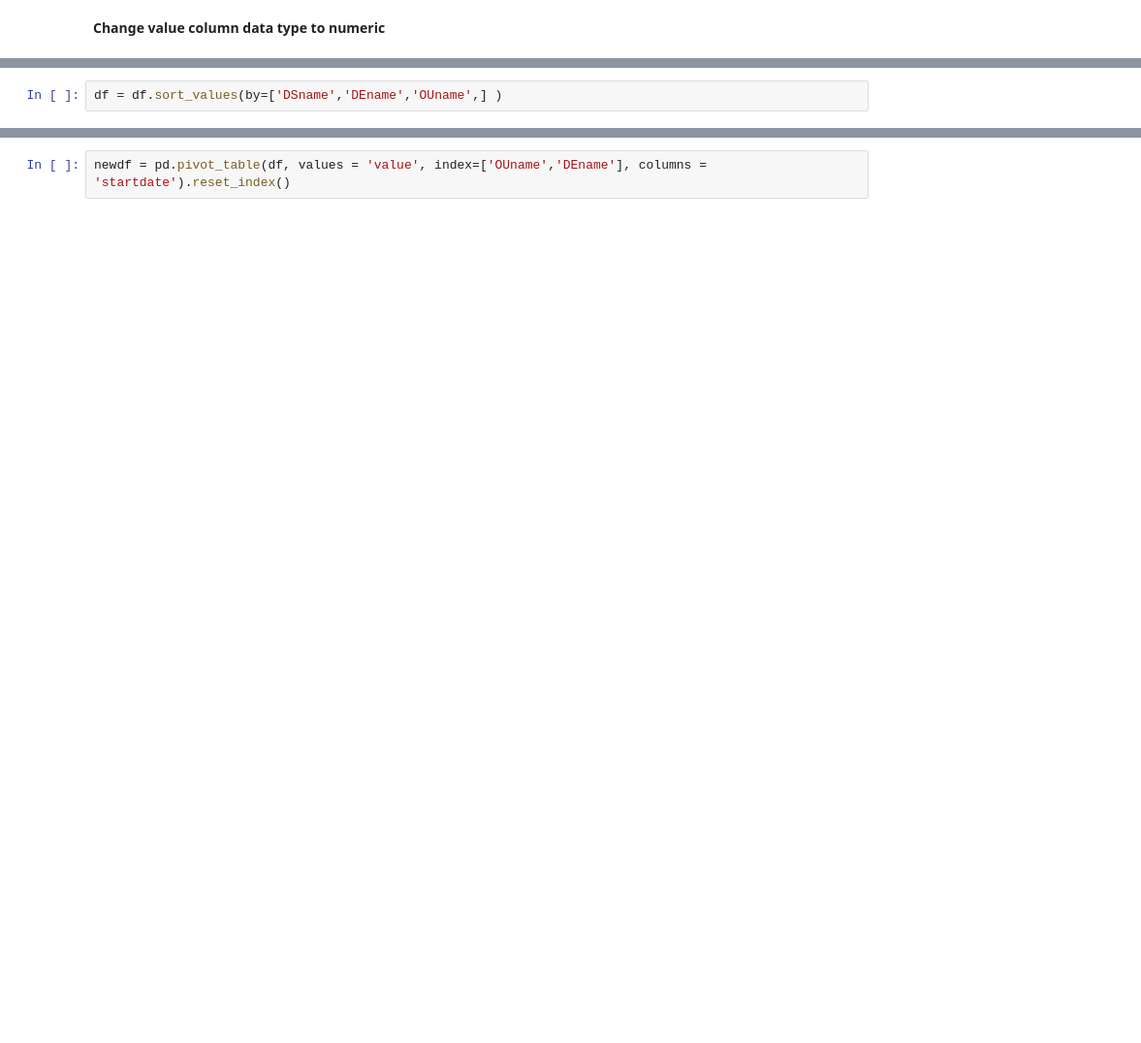
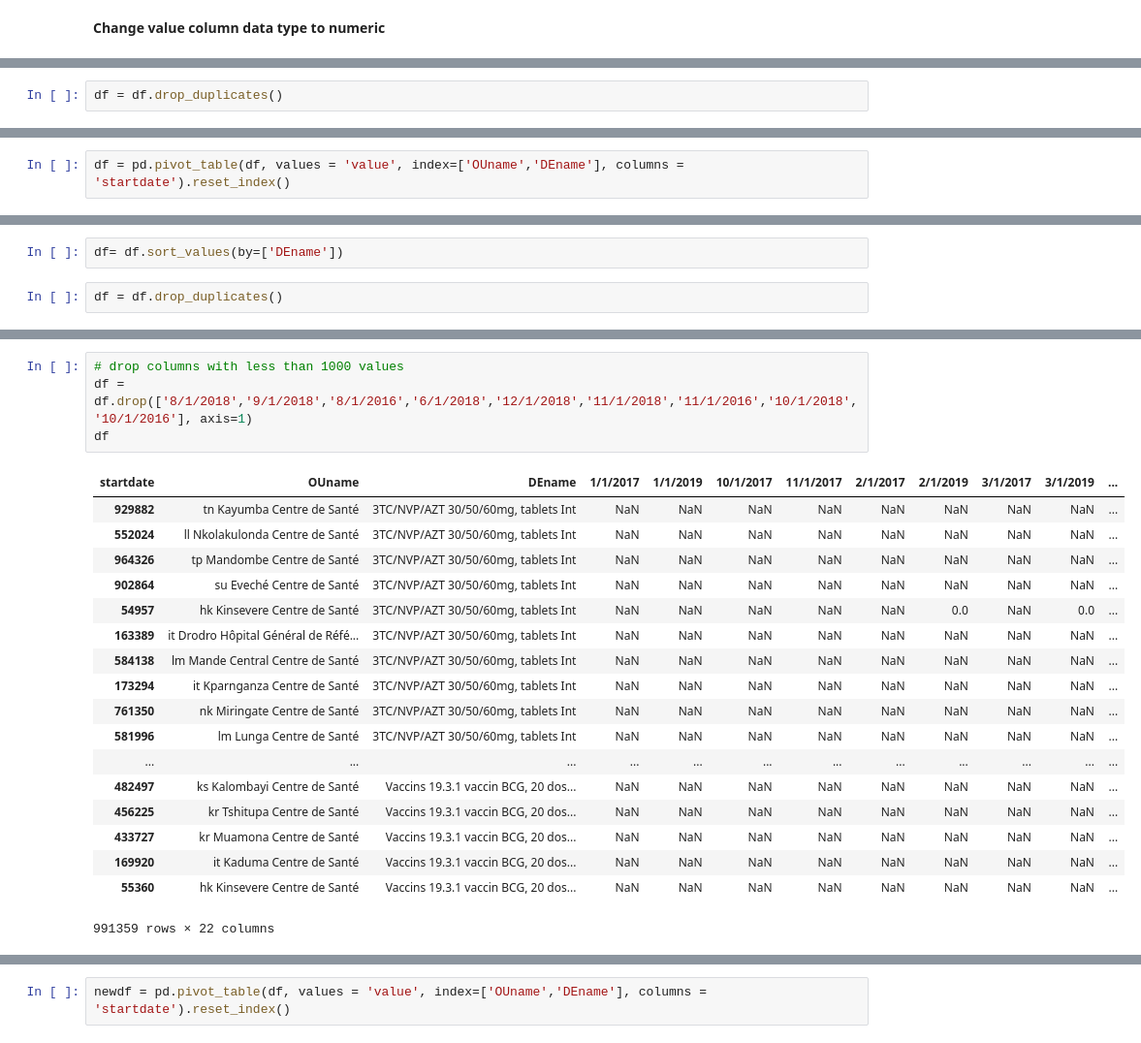
Before and after one commit to micnice/Random-forest-classifier, a Jupyter notebook: Data cleaning.ipynb, the cells around one changed output, grey strips where cells are left out. Shown at 97% size. Saved outputs shown, nothing was run; the diff lists cells and outputs as text; blank space fills up the shorter version.

```diff
--- a/Data cleaning.ipynb
+++ b/Data cleaning.ipynb
@@ -109,0 +95,2 @@ df['value'] = pd.to_numeric(df.value)
+# %%
+df = df.drop_duplicates()
@@ -109,0 +111,2 @@ df['value'] = pd.to_numeric(df.value)
+# %%
+df = pd.pivot_table(df, values = 'value', index=['OUname','DEname'], columns = 'startdate').reset_index()
@@ -110,2 +134,4 @@ df['value'] = pd.to_numeric(df.value)
 # %%
-df = df.sort_values(by=['DSname','DEname','OUname',] )
+df= df.sort_values(by=['DEname'])
+# %%
+df = df.drop_duplicates()
@@ -111,0 +179,23 @@ df = df.sort_values(by=['DSname','DEname','OUname',] )
+# %%
+# drop columns with less than 1000 values
+df = df.drop(['8/1/2018','9/1/2018','8/1/2016','6/1/2018','12/1/2018','11/1/2018','11/1/2016','10/1/2018','10/1/2016'], axis=1)
+df
+# %% [output]
+| startdate | OUname | DEname | 1/1/2017 | 1/1/2019 | 10/1/2017 | 11/1/2017 | 2/1/2017 | 2/1/2019 | 3/1/2017 | 3/1/2019 | ... |
+| 929882 | tn Kayumba Centre de Santé | 3TC/NVP/AZT 30/50/60mg, tablets Int | NaN | NaN | NaN | NaN | NaN | NaN | NaN | NaN | ... |
+| 552024 | ll Nkolakulonda Centre de Santé | 3TC/NVP/AZT 30/50/60mg, tablets Int | NaN | NaN | NaN | NaN | NaN | NaN | NaN | NaN | ... |
+| 964326 | tp Mandombe Centre de Santé | 3TC/NVP/AZT 30/50/60mg, tablets Int | NaN | NaN | NaN | NaN | NaN | NaN | NaN | NaN | ... |
+| 902864 | su Eveché Centre de Santé | 3TC/NVP/AZT 30/50/60mg, tablets Int | NaN | NaN | NaN | NaN | NaN | NaN | NaN | NaN | ... |
+| 54957 | hk Kinsevere Centre de Santé | 3TC/NVP/AZT 30/50/60mg, tablets Int | NaN | NaN | NaN | NaN | NaN | 0.0 | NaN | 0.0 | ... |
+| 163389 | it Drodro Hôpital Général de Réfé... | 3TC/NVP/AZT 30/50/60mg, tablets Int | NaN | NaN | NaN | NaN | NaN | NaN | NaN | NaN | ... |
+| 584138 | lm Mande Central Centre de Santé | 3TC/NVP/AZT 30/50/60mg, tablets Int | NaN | NaN | NaN | NaN | NaN | NaN | NaN | NaN | ... |
+| 173294 | it Kparnganza Centre de Santé | 3TC/NVP/AZT 30/50/60mg, tablets Int | NaN | NaN | NaN | NaN | NaN | NaN | NaN | NaN | ... |
+| 761350 | nk Miringate Centre de Santé | 3TC/NVP/AZT 30/50/60mg, tablets Int | NaN | NaN | NaN | NaN | NaN | NaN | NaN | NaN | ... |
+| 581996 | lm Lunga Centre de Santé | 3TC/NVP/AZT 30/50/60mg, tablets Int | NaN | NaN | NaN | NaN | NaN | NaN | NaN | NaN | ... |
+| ... | ... | ... | ... | ... | ... | ... | ... | ... | ... | ... | ... |
+| 482497 | ks Kalombayi Centre de Santé | Vaccins 19.3.1 vaccin BCG, 20 dos... | NaN | NaN | NaN | NaN | NaN | NaN | NaN | NaN | ... |
+| 456225 | kr Tshitupa Centre de Santé | Vaccins 19.3.1 vaccin BCG, 20 dos... | NaN | NaN | NaN | NaN | NaN | NaN | NaN | NaN | ... |
+| 433727 | kr Muamona Centre de Santé | Vaccins 19.3.1 vaccin BCG, 20 dos... | NaN | NaN | NaN | NaN | NaN | NaN | NaN | NaN | ... |
+| 169920 | it Kaduma Centre de Santé | Vaccins 19.3.1 vaccin BCG, 20 dos... | NaN | NaN | NaN | NaN | NaN | NaN | NaN | NaN | ... |
+| 55360 | hk Kinsevere Centre de Santé | Vaccins 19.3.1 vaccin BCG, 20 dos... | NaN | NaN | NaN | NaN | NaN | NaN | NaN | NaN | ... |
+991359 rows × 22 columns
```
Also changed, not shown: parts of 28 cells of this notebook.
